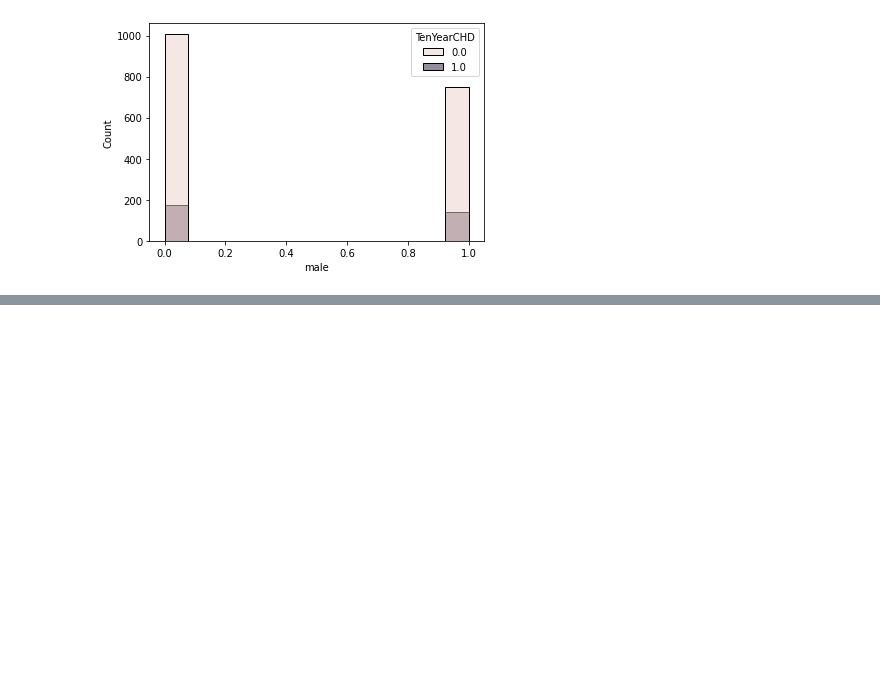
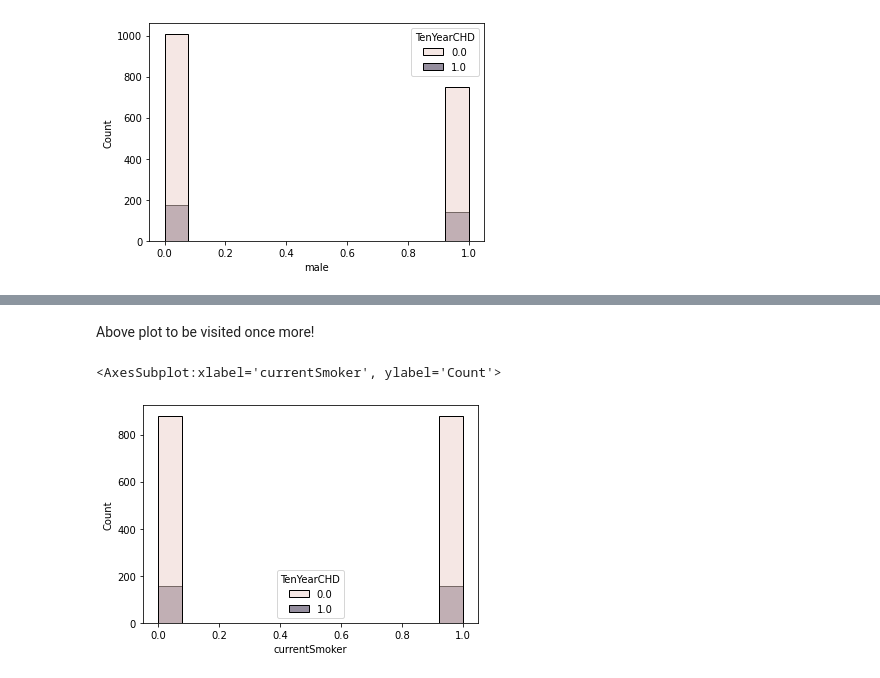
Before and after one commit to RedocamaI/heart_disease_predictor, a Jupyter notebook: heart_disease_predictor.ipynb, the cells around one changed output, grey strips where cells are left out. Saved outputs shown, nothing was run; the diff lists cells and outputs as text; code cells hidden in the pictures; blank space fills up the shorter version.

```diff
--- a/heart_disease_predictor.ipynb
+++ b/heart_disease_predictor.ipynb
@@ -299,0 +313,7 @@ sns.histplot(x=X_train['male'], hue=y_train)
+# %% [markdown]
+Above plot to be visited once more!
+# %%
+sns.histplot(x=X_train['currentSmoker'], hue=y_train)
+# %% [output]
+<AxesSubplot:xlabel='currentSmoker', ylabel='Count'>
+[figure, added]
```
Also changed, not shown: parts of 7 cells of this notebook.
